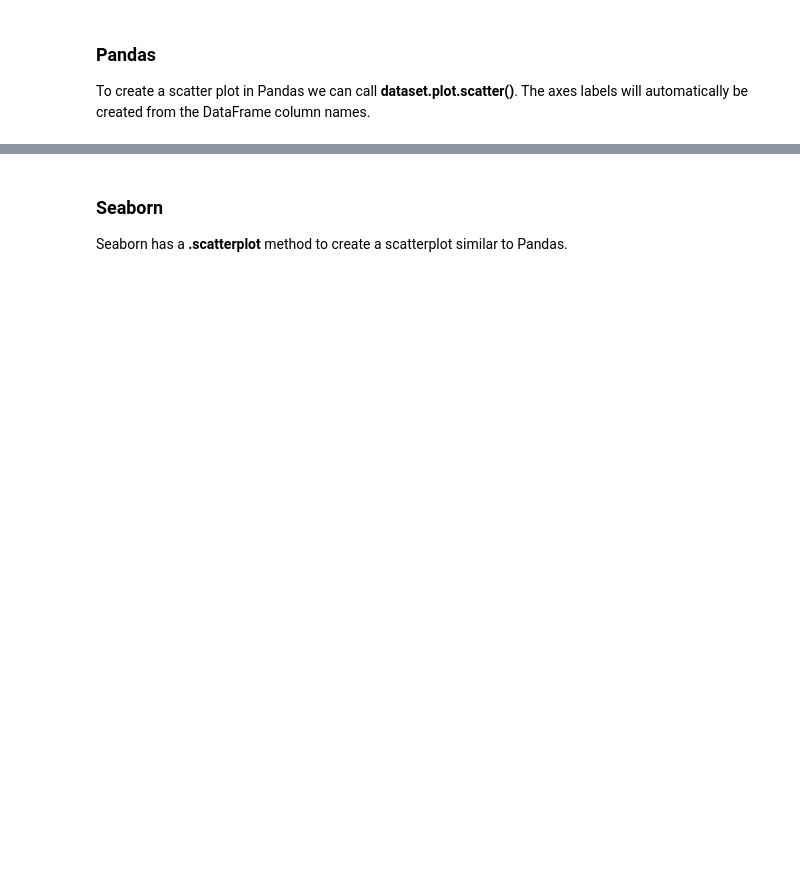
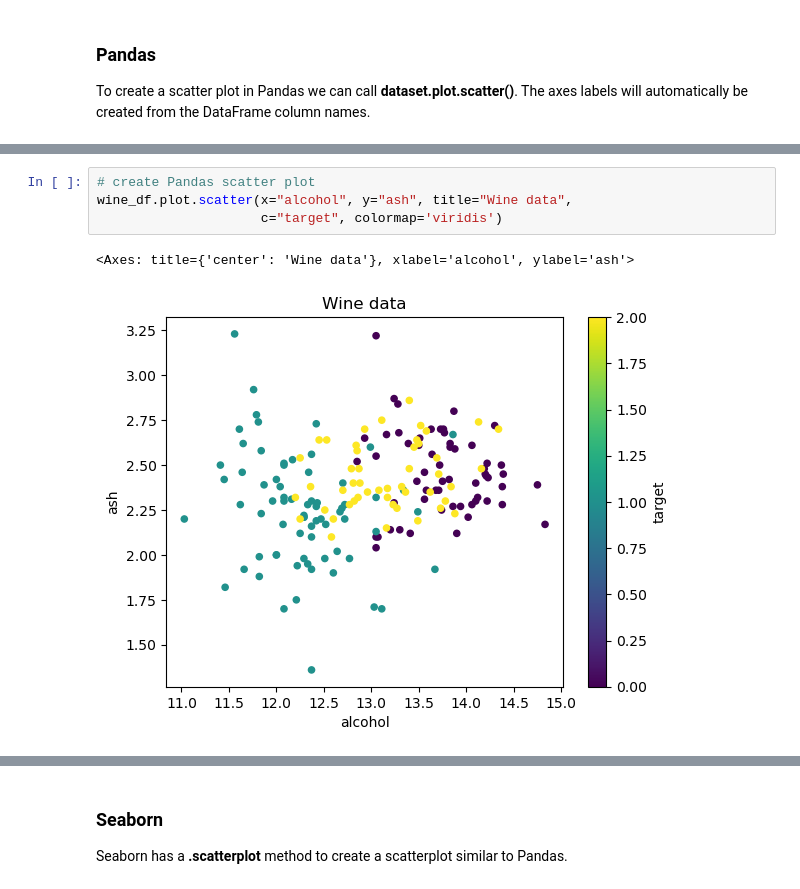
Before and after one commit to CTWills/data_viz_python_tutorial, a Jupyter notebook: Data_Viz_Tutorial.ipynb, the cells around one changed output, grey strips where cells are left out. Drawn from its saved outputs; the diff is of its cells as text; blank space fills up the shorter version.

```diff
--- a/Data_Viz_Tutorial.ipynb
+++ b/Data_Viz_Tutorial.ipynb
@@ -167,3 +191,10 @@ To create a scatter plot in Pandas we can call **dataset.plot.scatter()**. The a
+# %%
+# create Pandas scatter plot
+wine_df.plot.scatter(x="alcohol", y="ash", title="Wine data",
+                     c="target", colormap='viridis')
+# %% [output]
+<Axes: title={'center': 'Wine data'}, xlabel='alcohol', ylabel='ash'>
+[figure, added]
 # %%
 # Add coloring to plot by class
 # Note here we use the numeric target and not the class names
```
Also changed, not shown: parts of 17 cells of this notebook, 1 other file.
